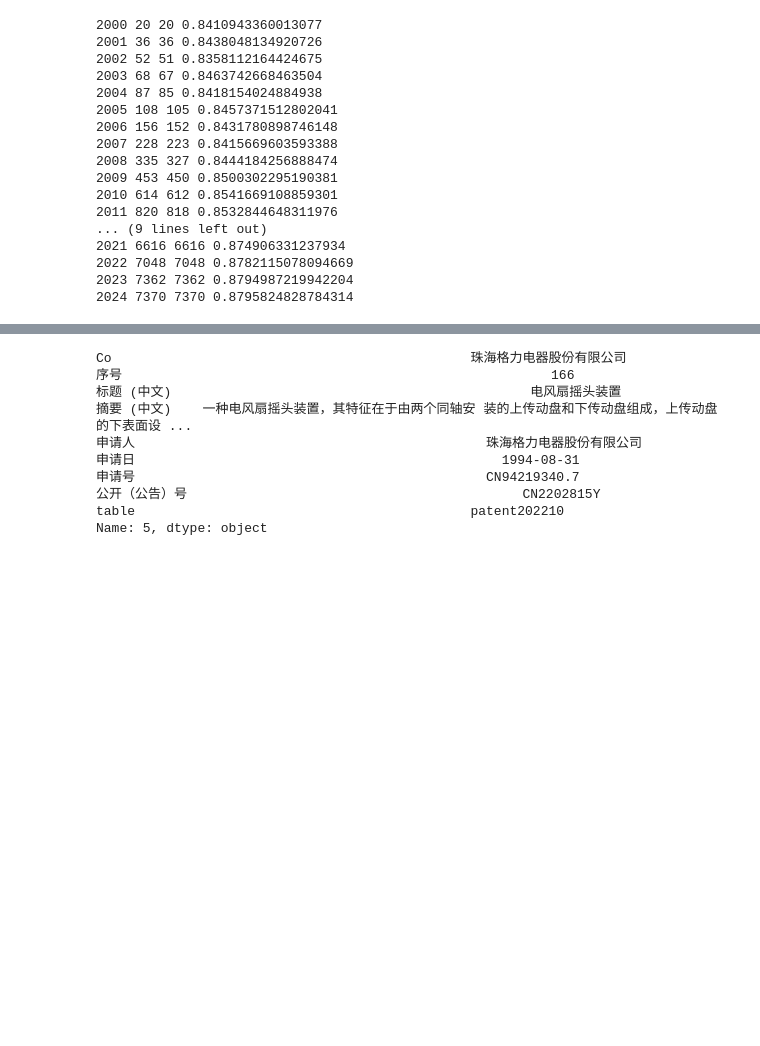
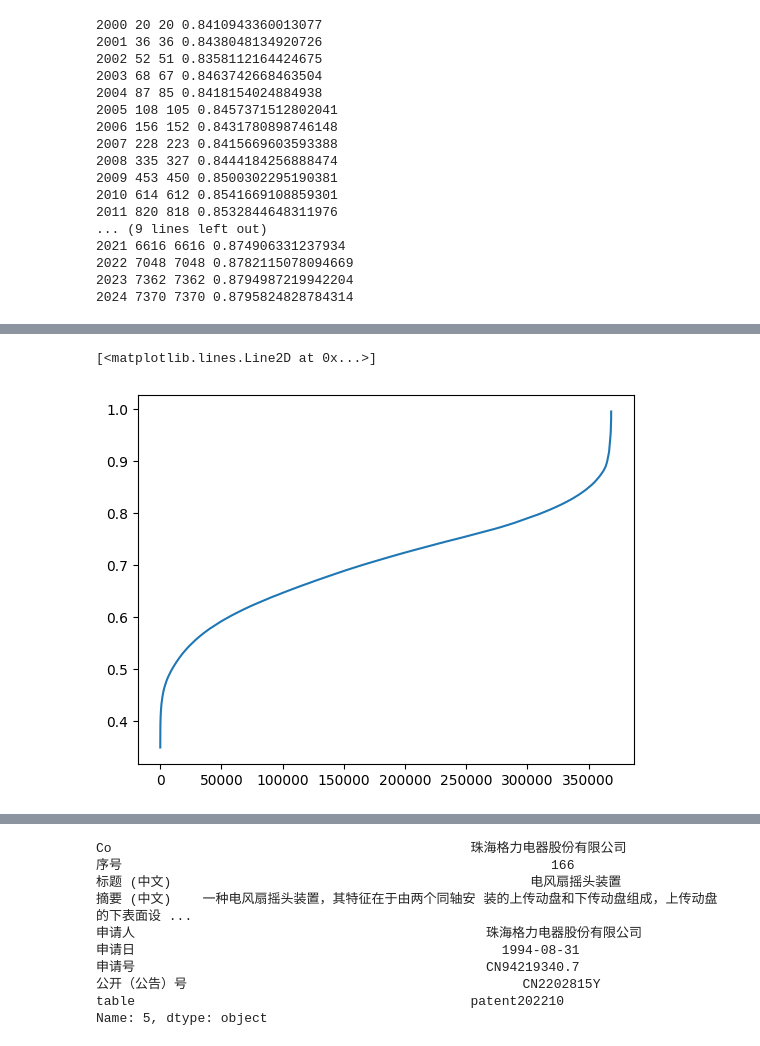
Before and after one commit to ideatechresearch/patent_invest, a Jupyter notebook: tech_closeness_by_year.ipynb, the cells around one changed output, grey strips where cells are left out. Saved outputs shown, nothing was run; the diff lists cells and outputs as text; code cells hidden in the pictures; blank space fills up the shorter version.

```diff
--- a/tech_closeness_by_year.ipynb
+++ b/tech_closeness_by_year.ipynb
@@ -319,0 +424,5 @@ plt.plot(np.sort(cosine_sim_arr(co_ids_vec_t)))
+# %%
+plt.plot(np.sort(df_co_topics.values.reshape(-1)))
+# %% [output]
+[<matplotlib.lines.Line2D at 0x...>]
+[figure, added]
```
Also changed, not shown: parts of 76 cells of this notebook, 23 other files.
